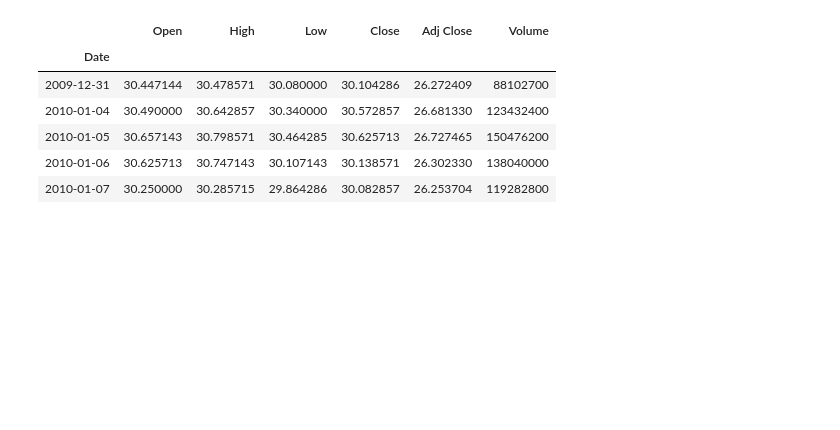
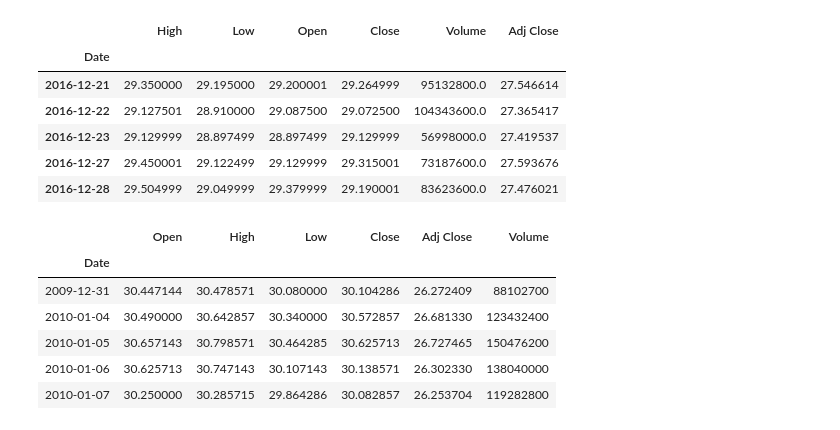
Before and after one commit to SiRyno/Security-Analysis-ML, a Jupyter notebook: Stock_Prediction.ipynb, the cells around one changed output. Saved outputs shown, nothing was run; the diff lists cells and outputs as text; code cells hidden in the pictures; blank space fills up the shorter version.

```diff
--- a/Stock_Prediction.ipynb
+++ b/Stock_Prediction.ipynb
@@ -13,8 +13,17 @@ import model as m
 # %%
 #Reading the csv file and storing as dataframe
 # df = pd.read_csv('AAPL.csv')
 
-df = m.get_data()
+df = web.get_data_yahoo('AAPL')
+df.head()
+# %% [output]
+|  | High | Low | Open | Close | Volume | Adj Close |
+| Date |  |  |  |  |  |  |
+| 2016-12-21 | 29.350000 | 29.195000 | 29.200001 | 29.264999 | 95132800.0 | 27.546614 |
+| 2016-12-22 | 29.127501 | 28.910000 | 29.087500 | 29.072500 | 104343600.0 | 27.365417 |
+| 2016-12-23 | 29.129999 | 28.897499 | 28.897499 | 29.129999 | 56998000.0 | 27.419537 |
+| 2016-12-27 | 29.450001 | 29.122499 | 29.129999 | 29.315001 | 73187600.0 | 27.593676 |
+| 2016-12-28 | 29.504999 | 29.049999 | 29.379999 | 29.190001 | 83623600.0 | 27.476021 |
 # %%
 #Setting the index as date
 df.set_index('Date', inplace=True)
```
Also changed, not shown: parts of 10 cells of this notebook, 1 other file.
